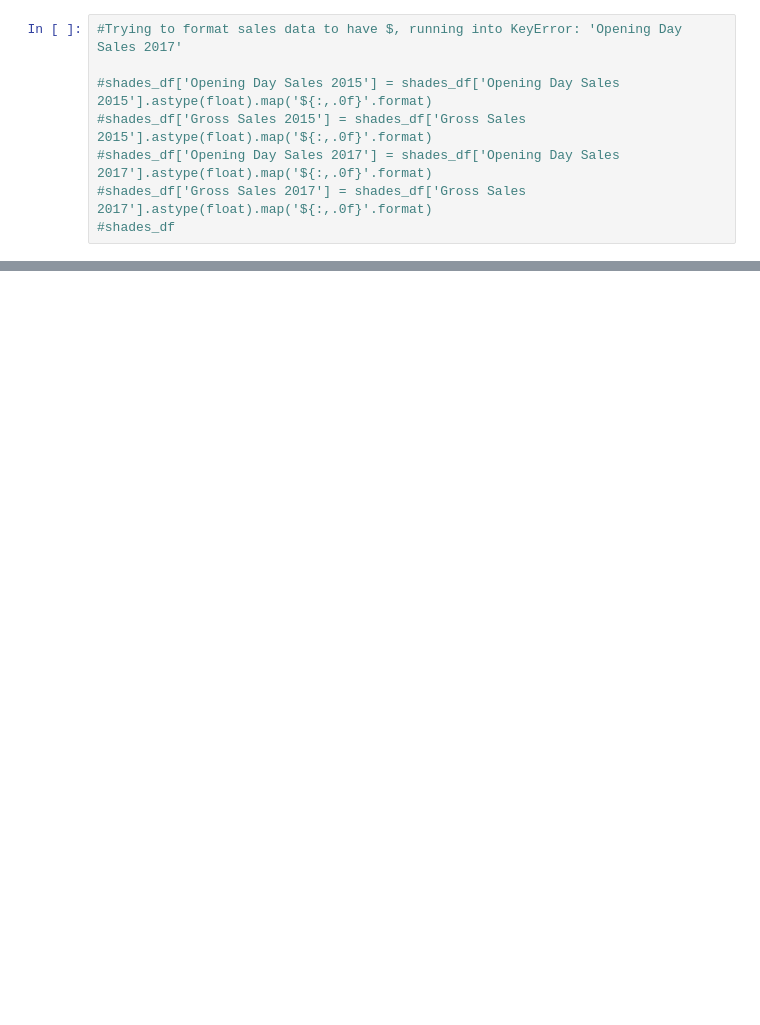
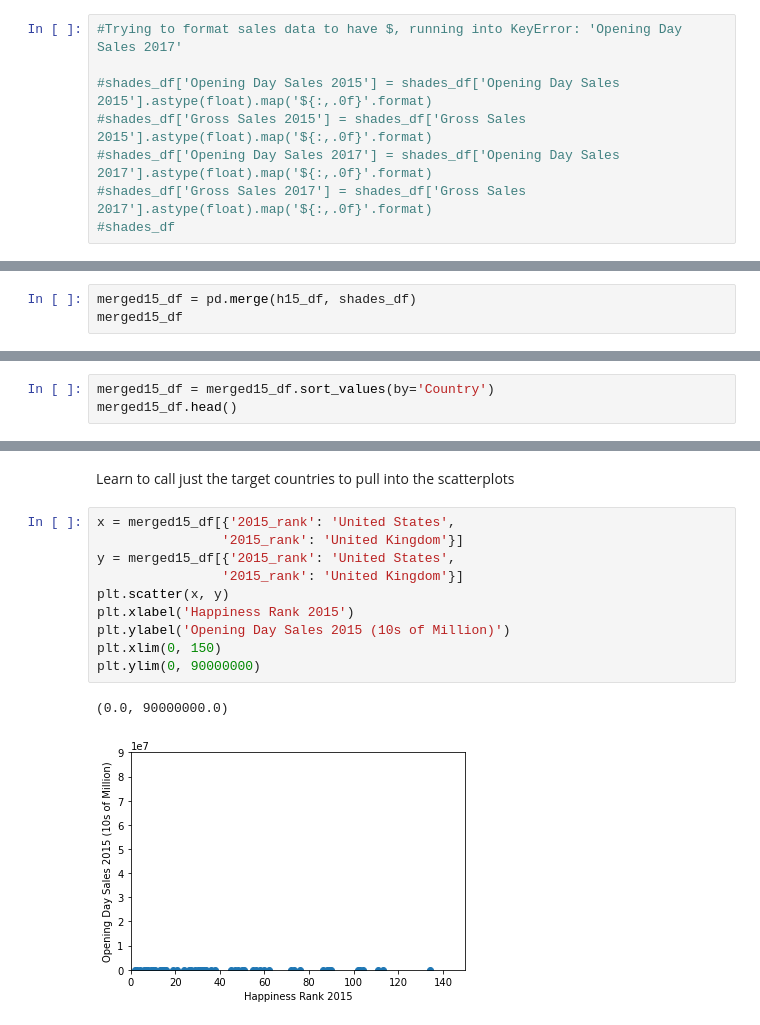
Before and after one commit to jaysueno/Group_Good_Guys, a Jupyter notebook: shades.ipynb, the cells around one changed output, grey strips where cells are left out. Saved outputs shown, nothing was run; the diff lists cells and outputs as text; blank space fills up the shorter version.

```diff
--- a/shades.ipynb
+++ b/shades.ipynb
@@ -77,0 +103,3 @@ shades_df
+# %%
+merged15_df = pd.merge(h15_df, shades_df)
+merged15_df
@@ -77,0 +124,3 @@ shades_df
+# %%
+merged15_df = merged15_df.sort_values(by='Country')
+merged15_df.head()
@@ -77,0 +134,15 @@ shades_df
+# %% [markdown]
+Learn to call just the target countries to pull into the scatterplots
+# %%
+x = merged15_df[{'2015_rank': 'United States',
+                '2015_rank': 'United Kingdom'}]
+y = merged15_df[{'2015_rank': 'United States',
+                '2015_rank': 'United Kingdom'}]
+plt.scatter(x, y)
+plt.xlabel('Happiness Rank 2015')
+plt.ylabel('Opening Day Sales 2015 (10s of Million)')
+plt.xlim(0, 150)
+plt.ylim(0, 90000000)
+# %% [output]
+(0.0, 90000000.0)
+[figure, added]
```
Also changed, not shown: parts of 8 cells of this notebook.
